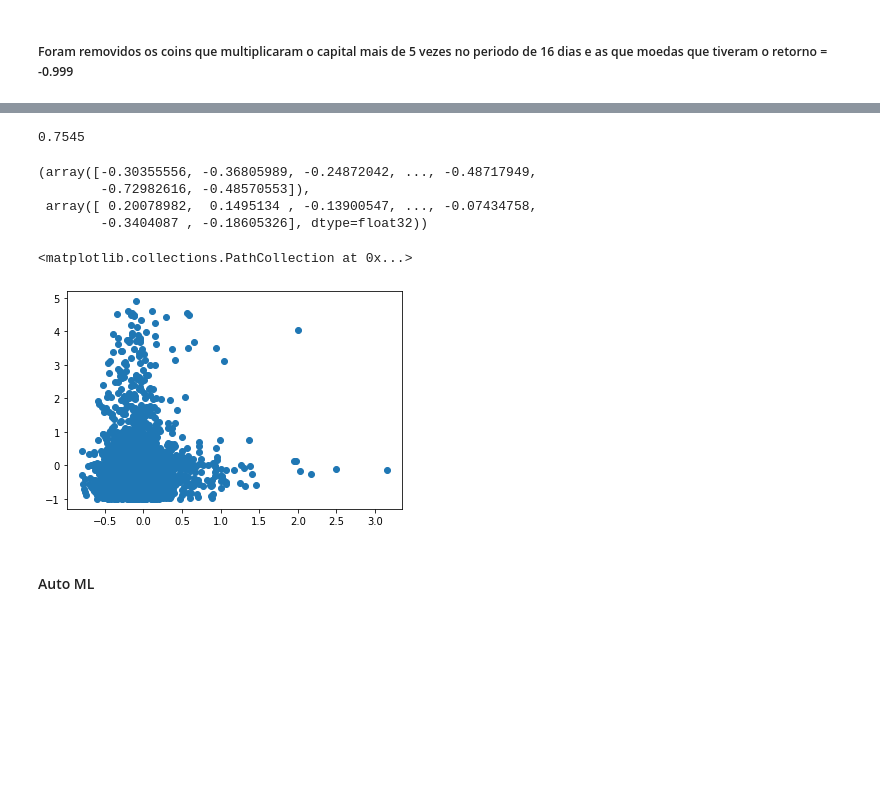
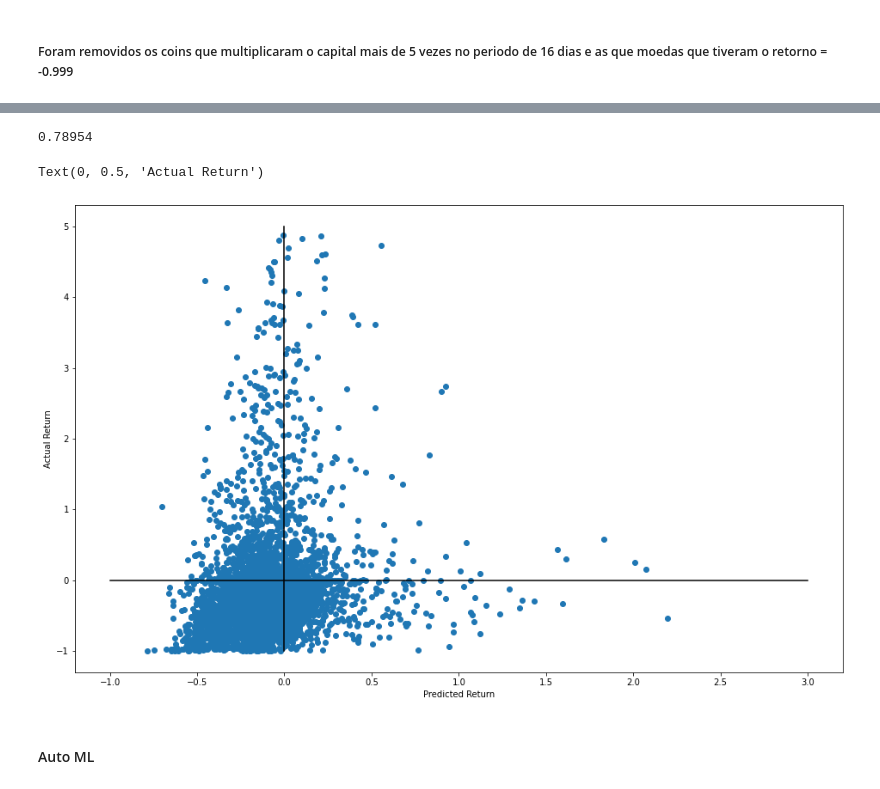
Before and after one commit to dmdp943/Web3-Project, a Jupyter notebook: notebooks/ModeloInicial-Leo.ipynb, the cells around one changed output, grey strips where cells are left out. Cells and saved outputs as stored; diff of their text form; code cells hidden in the pictures; blank space fills up the shorter version.

```diff
--- a/notebooks/ModeloInicial-Leo.ipynb
+++ b/notebooks/ModeloInicial-Leo.ipynb
@@ -162,18 +165,18 @@ df[df['twitter_followers'] != 0]['twitter_followers'].plot(kind='hist')
 # %% [markdown]
 ##### Foram removidos os coins que multiplicaram o capital mais de 5 vezes no periodo de 16 dias e as que moedas que tiveram o retorno = -0.999
 # %%
-df_aaaa = df_completo_y[(df_completo_y['16days_price']<5) & (df_completo_y['16days_price'] > -0.999) ].fillna(0).drop(['description', 'id', 'symbol', 'name'], axis=1)
+df_aaaa = df_completo_y[(df_completo_y['16days_price']<5) & (df_completo_y['16days_price'] > -0.999) ].fillna(0).drop(['description', 'id', 'symbol', 'name','coingecko_rank','market_cap_rank'], axis=1)
 # %%
 final_preprocessor = ColumnTransformer([
-    ('num_encoder', StandardScaler(),
+    ('num_encoder', MinMaxScaler(),
      make_column_selector(dtype_include=["float64", 'int64'])),
 
     ('cat_encoder', OneHotEncoder(handle_unknown='ignore', sparse=False),
      make_column_selector(dtype_include="object"))])
 
-
+mod = XGBRegressor(eta=0.2, max_leaves=2)
 pipe = Pipeline([('preprocessing', final_preprocessor),
-                 ('XGBRegressor', XGBRegressor(verbose=True, eta=0.2, max_leaves=2))], verbose=True)
+                 ('XGBRegressor', mod)], verbose=True)
 
 pipe
 # %% [output]
@@ -209,21 +233,21 @@ model = pipe.fit(X_train, y_train)
 # %%
 y_pred = model.predict(X_test)
-print(round(mean_squared_error(y_test, y_pred )** 0.5,5))
+print(round(mean_squared_error(y_test, y_pred)** 0.5,5))
 # %% [output]
-0.7545
+0.78954
-# %%
-y_test.to_numpy(),y_pred
-# %% [output]
-(array([-0.30355556, -0.36805989, -0.24872042, ..., -0.48717949,
-        -0.72982616, -0.48570553]),
- array([ 0.20078982,  0.1495134 , -0.13900547, ..., -0.07434758,
-        -0.3404087 , -0.18605326], dtype=float32))
-# %%
-import matplotlib.pyplot as plt
-plt.scatter(x=y_pred, y=y_test)
-# %% [output]
-<matplotlib.collections.PathCollection at 0x...>
-[figure, removed]
+# %%
+import matplotlib.pyplot as plt
+plt.figure(figsize=(16,10))
+plt.scatter(x=y_pred, y=y_test)
+
+plt.plot([0,0], [-1, 5], color='black' )
+plt.plot([-1, 3], [0,0], color='black')
+
+plt.xlabel("Predicted Return")
+plt.ylabel("Actual Return")
+# %% [output]
+Text(0, 0.5, 'Actual Return')
+[figure, added]
 # %% [markdown]
 #### Auto ML
 # %%
```
Also changed, not shown: parts of 8 cells of this notebook, 2 other files.
